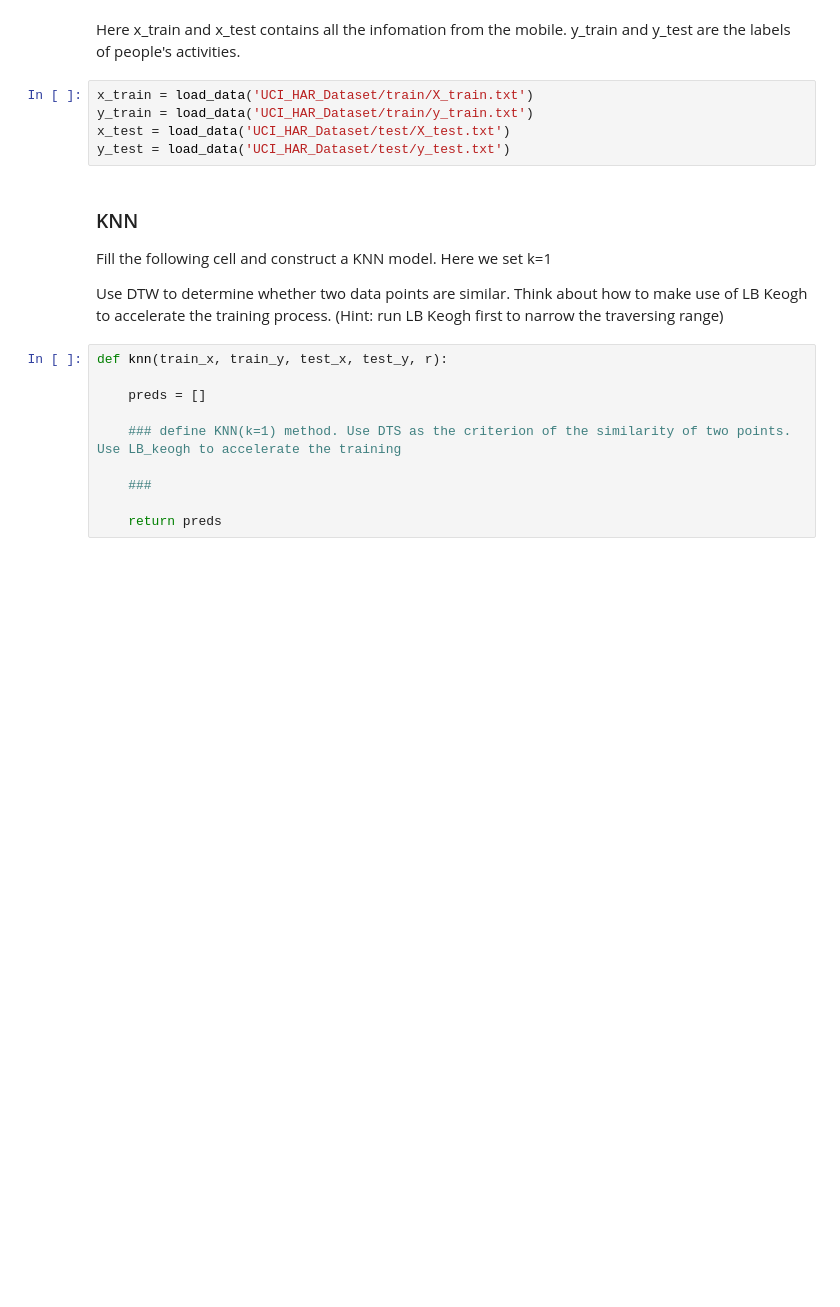
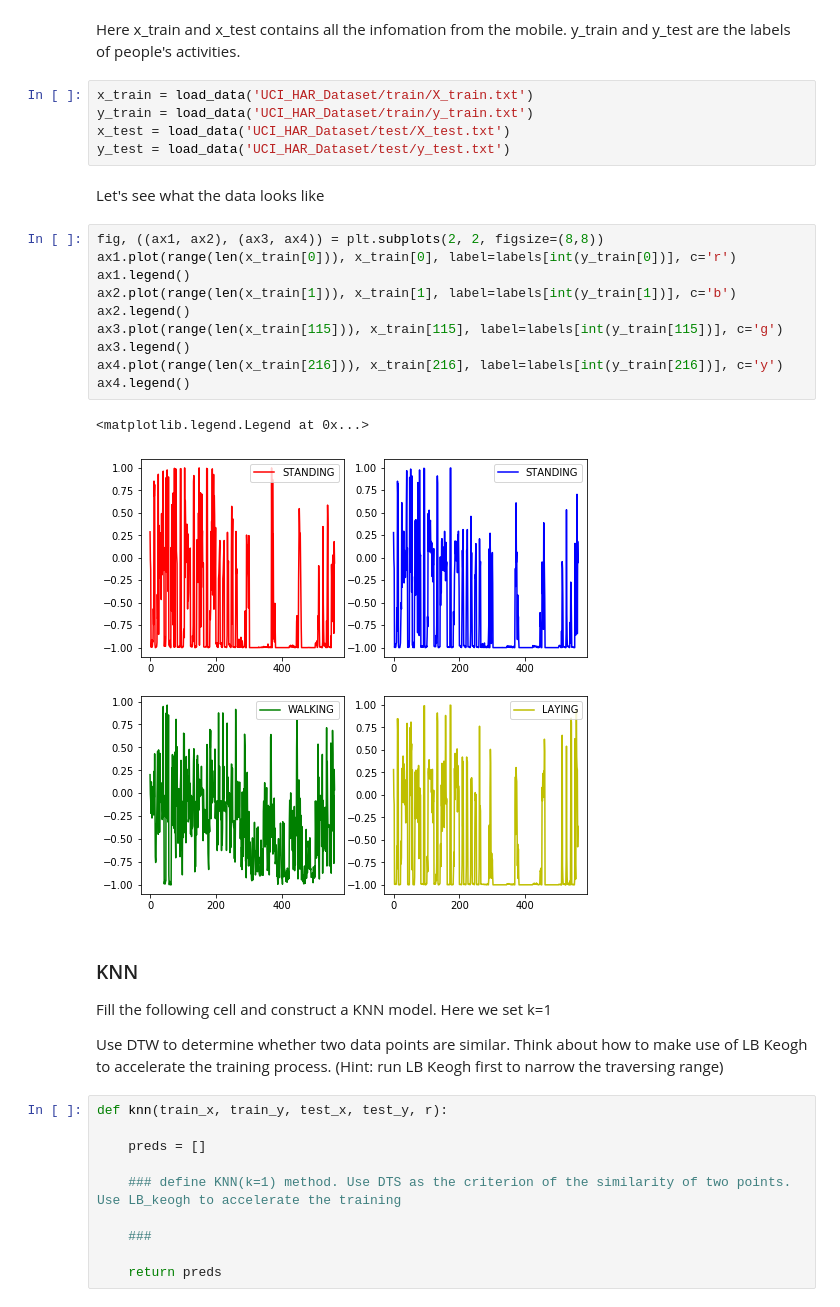
Before and after one commit to Schweini-PEK/E2E-Time-Series, a Jupyter notebook: homework/problem 2/dynamic_time_wraping.ipynb, the cells around one changed output. Drawn from its saved outputs; the diff is of its cells as text; blank space fills up the shorter version.

```diff
--- a/homework/problem 2/dynamic_time_wraping.ipynb
+++ b/homework/problem 2/dynamic_time_wraping.ipynb
@@ -152,6 +154,21 @@ x_train = load_data('UCI_HAR_Dataset/train/X_train.txt')
 y_train = load_data('UCI_HAR_Dataset/train/y_train.txt')
 x_test = load_data('UCI_HAR_Dataset/test/X_test.txt')
 y_test = load_data('UCI_HAR_Dataset/test/y_test.txt')
+# %% [markdown]
+Let's see what the data looks like
+# %%
+fig, ((ax1, ax2), (ax3, ax4)) = plt.subplots(2, 2, figsize=(8,8))
+ax1.plot(range(len(x_train[0])), x_train[0], label=labels[int(y_train[0])], c='r')
+ax1.legend()
+ax2.plot(range(len(x_train[1])), x_train[1], label=labels[int(y_train[1])], c='b')
+ax2.legend()
+ax3.plot(range(len(x_train[115])), x_train[115], label=labels[int(y_train[115])], c='g')
+ax3.legend()
+ax4.plot(range(len(x_train[216])), x_train[216], label=labels[int(y_train[216])], c='y')
+ax4.legend()
+# %% [output]
+<matplotlib.legend.Legend at 0x...>
+[figure, added]
 # %% [markdown]
 ### KNN
 Fill the following cell and construct a KNN model. Here we set k=1
```
Also changed, not shown: parts of 2 cells of this notebook, 12 other files.
